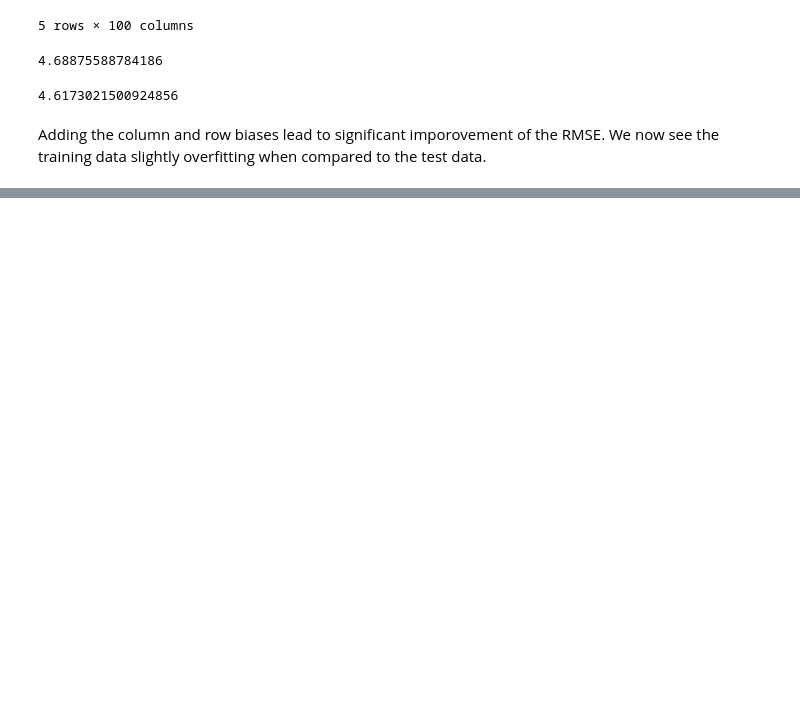
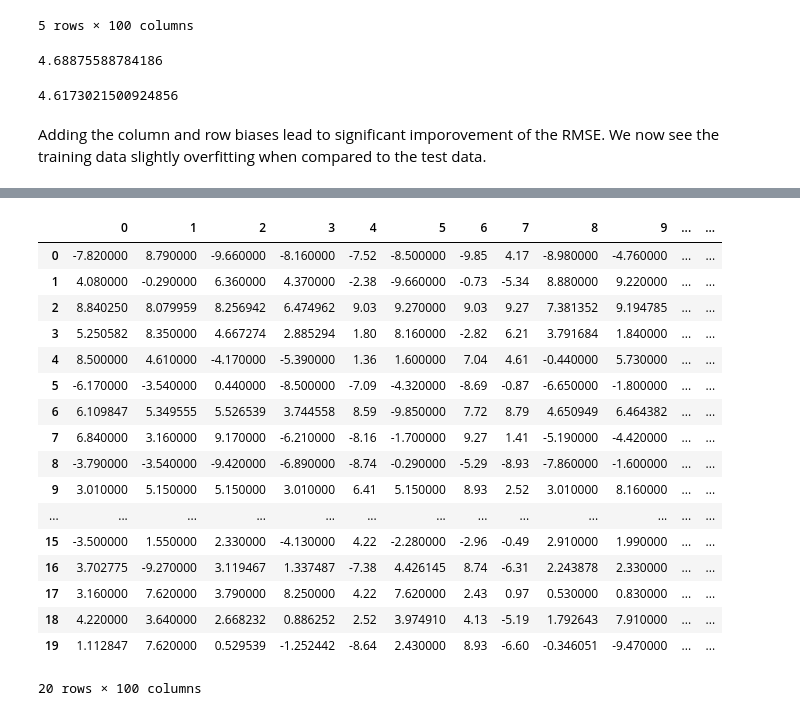
Before and after one commit to kailukowiak/DATA643, a Jupyter notebook: Project 1/KLukowiakAssignment1.ipynb, the cells around one changed output, grey strips where cells are left out. Drawn from its saved outputs; the diff is of its cells as text; code cells hidden in the pictures; blank space fills up the shorter version.

```diff
--- a/Project 1/KLukowiakAssignment1.ipynb
+++ b/Project 1/KLukowiakAssignment1.ipynb
@@ -226,0 +202,25 @@ Adding the column and row biases lead to significant imporovement of the RMSE. W
+# %%
+isNA = jokes.isnull()
+# %%
+fullDF = pd.DataFrame(np.where(isNA, preds, jokes))
+# %%
+fullDF.head(20)
+# %% [output]
+|  | 0 | 1 | 2 | 3 | 4 | 5 | 6 | 7 | 8 | 9 | ... | ... |
+| 0 | -7.820000 | 8.790000 | -9.660000 | -8.160000 | -7.52 | -8.500000 | -9.85 | 4.17 | -8.980000 | -4.760000 | ... | ... |
+| 1 | 4.080000 | -0.290000 | 6.360000 | 4.370000 | -2.38 | -9.660000 | -0.73 | -5.34 | 8.880000 | 9.220000 | ... | ... |
+| 2 | 8.840250 | 8.079959 | 8.256942 | 6.474962 | 9.03 | 9.270000 | 9.03 | 9.27 | 7.381352 | 9.194785 | ... | ... |
+| 3 | 5.250582 | 8.350000 | 4.667274 | 2.885294 | 1.80 | 8.160000 | -2.82 | 6.21 | 3.791684 | 1.840000 | ... | ... |
+| 4 | 8.500000 | 4.610000 | -4.170000 | -5.390000 | 1.36 | 1.600000 | 7.04 | 4.61 | -0.440000 | 5.730000 | ... | ... |
+| 5 | -6.170000 | -3.540000 | 0.440000 | -8.500000 | -7.09 | -4.320000 | -8.69 | -0.87 | -6.650000 | -1.800000 | ... | ... |
+| 6 | 6.109847 | 5.349555 | 5.526539 | 3.744558 | 8.59 | -9.850000 | 7.72 | 8.79 | 4.650949 | 6.464382 | ... | ... |
+| 7 | 6.840000 | 3.160000 | 9.170000 | -6.210000 | -8.16 | -1.700000 | 9.27 | 1.41 | -5.190000 | -4.420000 | ... | ... |
+| 8 | -3.790000 | -3.540000 | -9.420000 | -6.890000 | -8.74 | -0.290000 | -5.29 | -8.93 | -7.860000 | -1.600000 | ... | ... |
+| 9 | 3.010000 | 5.150000 | 5.150000 | 3.010000 | 6.41 | 5.150000 | 8.93 | 2.52 | 3.010000 | 8.160000 | ... | ... |
+| ... | ... | ... | ... | ... | ... | ... | ... | ... | ... | ... | ... | ... |
+| 15 | -3.500000 | 1.550000 | 2.330000 | -4.130000 | 4.22 | -2.280000 | -2.96 | -0.49 | 2.910000 | 1.990000 | ... | ... |
+| 16 | 3.702775 | -9.270000 | 3.119467 | 1.337487 | -7.38 | 4.426145 | 8.74 | -6.31 | 2.243878 | 2.330000 | ... | ... |
+| 17 | 3.160000 | 7.620000 | 3.790000 | 8.250000 | 4.22 | 7.620000 | 2.43 | 0.97 | 0.530000 | 0.830000 | ... | ... |
+| 18 | 4.220000 | 3.640000 | 2.668232 | 0.886252 | 2.52 | 3.974910 | 4.13 | -5.19 | 1.792643 | 7.910000 | ... | ... |
+| 19 | 1.112847 | 7.620000 | 0.529539 | -1.252442 | -8.64 | 2.430000 | 8.93 | -6.60 | -0.346051 | -9.470000 | ... | ... |
+20 rows × 100 columns
```
Also changed, not shown: parts of 4 cells of this notebook.
